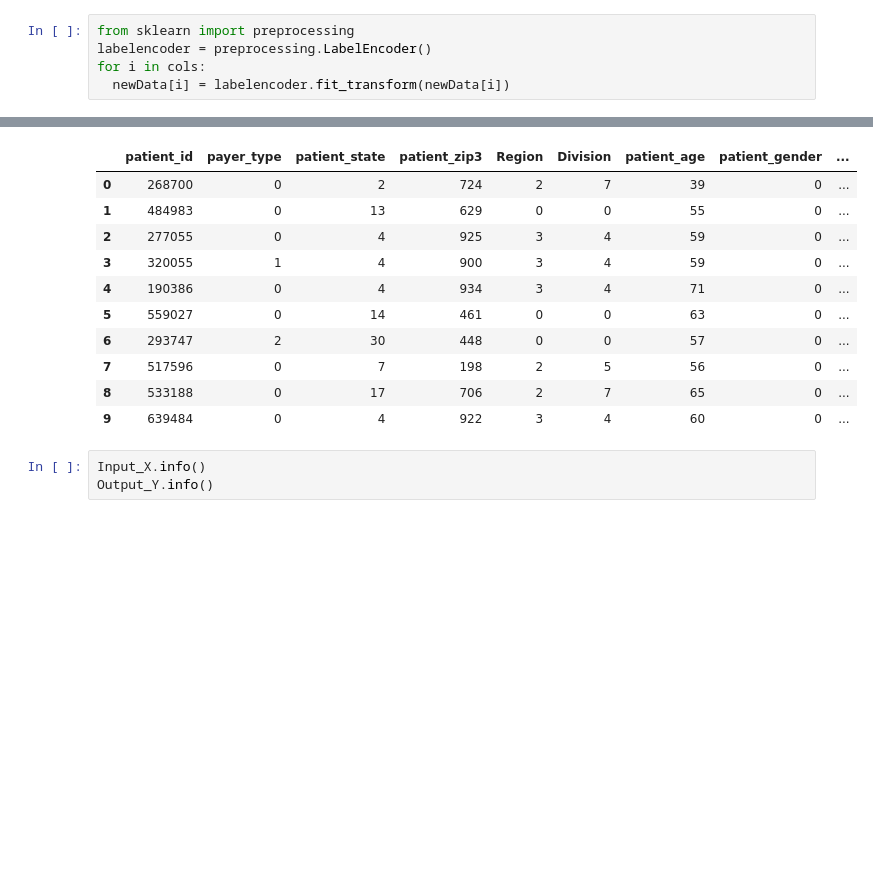
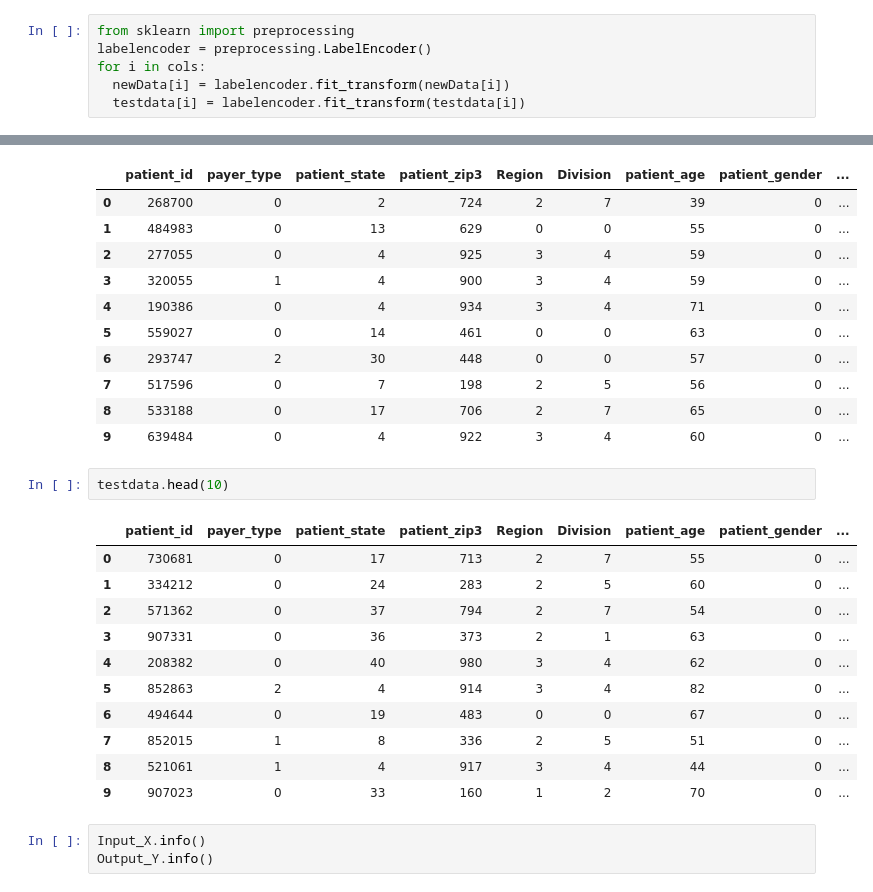
Before and after one commit to Chaitanya-surisetty/DataComp, a Jupyter notebook: TestFile.ipynb, the cells around one changed output, grey strips where cells are left out. Drawn from its saved outputs; the diff is of its cells as text; blank space fills up the shorter version.

```diff
--- a/TestFile.ipynb
+++ b/TestFile.ipynb
@@ -473,3 +473,4 @@ from sklearn import preprocessing
 labelencoder = preprocessing.LabelEncoder()
 for i in cols:
   newData[i] = labelencoder.fit_transform(newData[i])
+  testdata[i] = labelencoder.fit_transform(testdata[i])
@@ -513,6 +505,20 @@ Input_X.head(10)
 | 7 | 517596 | 0 | 7 | 198 | 2 | 5 | 56 | 0 | ... |
 | 8 | 533188 | 0 | 17 | 706 | 2 | 7 | 65 | 0 | ... |
 | 9 | 639484 | 0 | 4 | 922 | 3 | 4 | 60 | 0 | ... |
+# %%
+testdata.head(10)
+# %% [output]
+|  | patient_id | payer_type | patient_state | patient_zip3 | Region | Division | patient_age | patient_gender | ... |
+| 0 | 730681 | 0 | 17 | 713 | 2 | 7 | 55 | 0 | ... |
+| 1 | 334212 | 0 | 24 | 283 | 2 | 5 | 60 | 0 | ... |
+| 2 | 571362 | 0 | 37 | 794 | 2 | 7 | 54 | 0 | ... |
+| 3 | 907331 | 0 | 36 | 373 | 2 | 1 | 63 | 0 | ... |
+| 4 | 208382 | 0 | 40 | 980 | 3 | 4 | 62 | 0 | ... |
+| 5 | 852863 | 2 | 4 | 914 | 3 | 4 | 82 | 0 | ... |
+| 6 | 494644 | 0 | 19 | 483 | 0 | 0 | 67 | 0 | ... |
+| 7 | 852015 | 1 | 8 | 336 | 2 | 5 | 51 | 0 | ... |
+| 8 | 521061 | 1 | 4 | 917 | 3 | 4 | 44 | 0 | ... |
+| 9 | 907023 | 0 | 33 | 160 | 1 | 2 | 70 | 0 | ... |
 # %%
 Input_X.info()
 Output_Y.info()
```
Also changed, not shown: parts of 20 cells of this notebook.
